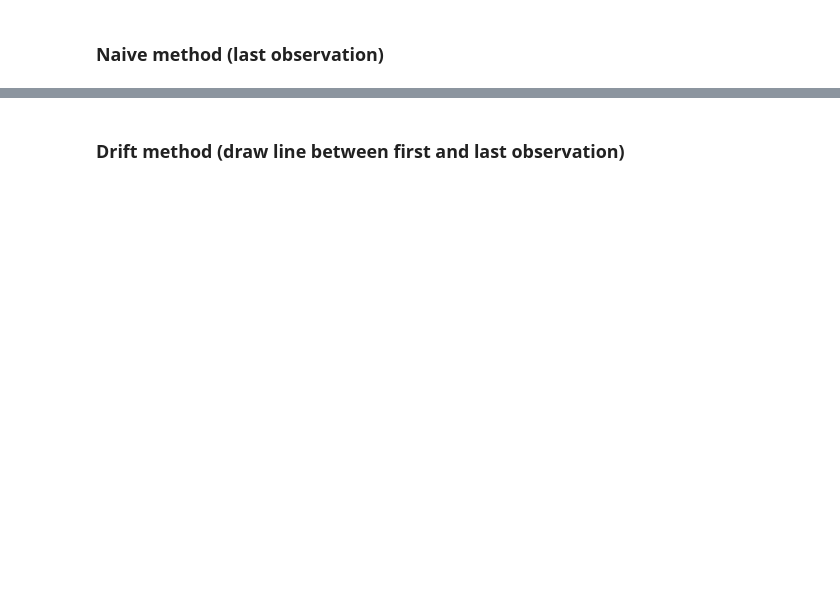
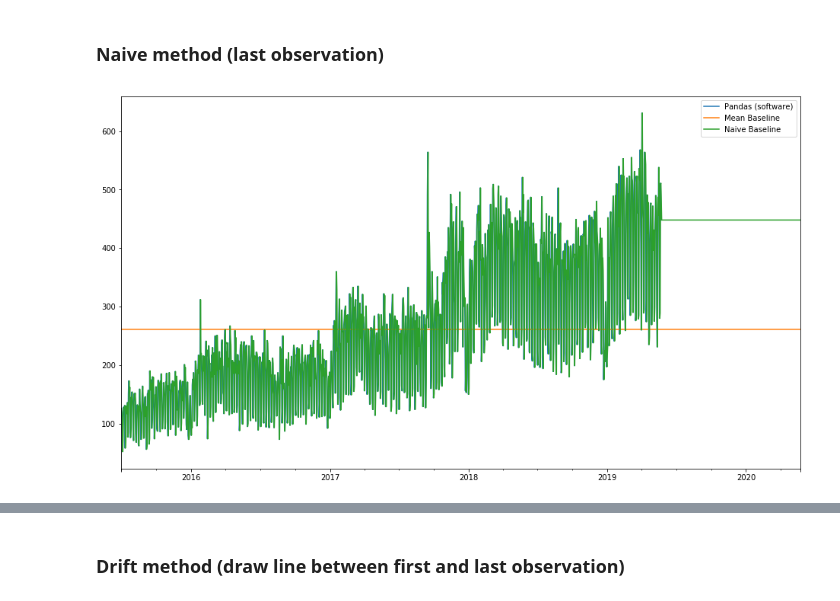
Before and after one commit to bloominstituteoftechnology/DS-Unit-2-Regression-1, a Jupyter notebook: module1-making-forecasts/making_forecasts_lesson.ipynb, the cells around one changed output, grey strips where cells are left out. Cells and saved outputs as stored; diff of their text form; code cells hidden in the pictures; blank space fills up the shorter version.

```diff
--- a/module1-making-forecasts/making_forecasts_lesson.ipynb
+++ b/module1-making-forecasts/making_forecasts_lesson.ipynb
@@ -51,2 +103,7 @@ If you're using Colab and you downloaded a CSV file, you can follow [this post b
 # %% [markdown]
 ### Naive method (last observation)
+# %%
+df['Naive Baseline'] = df['Pandas (software)'].shift(1).ffill()
+df.plot(figsize=(16,9));
+# %% [output]
+[figure, added]
```
Also changed, not shown: parts of 17 cells of this notebook, 1 other file.
